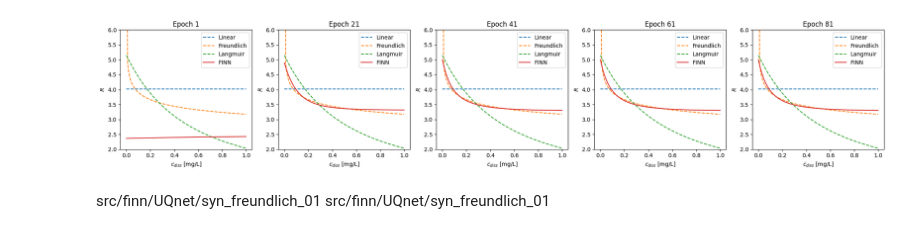
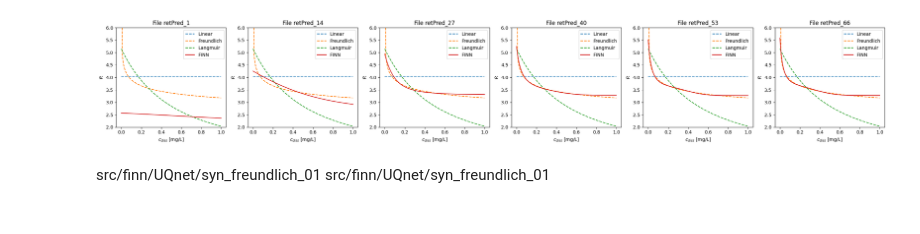
Before and after one commit to RiccardoFrenner/finn, a Jupyter notebook: UQnet/observe_finn.ipynb, the cells around one changed output. Saved outputs shown, nothing was run; the diff lists cells and outputs as text; code cells hidden in the pictures.

```diff
--- a/UQnet/observe_finn.ipynb
+++ b/UQnet/observe_finn.ipynb
@@ -49,16 +49,16 @@ def plot_retardation():
     display(HTML(ani.to_jshtml()))
 
     # Display static images for the 10th, 20th, 30th, 40th, and 50th epochs
-    all_epochs = sorted([int(p.stem.split("_")[-1]) for p in pred_ret_path.glob("retPred_*.npy")])
-    epochs = all_epochs[::max(1, len(all_epochs) // 5)]
-    fig, axes = plt.subplots(1, len(epochs), figsize=(4*len(epochs), 4))
-    for ax, epoch in zip(axes, epochs):
-        ret_pred_data = np.load(pred_ret_path / f"retPred_{epoch}.npy")
+    all_files = sorted((p.absolute() for p in pred_ret_path.glob("retPred_*.npy")), key=lambda p: int(p.stem.split("_")[-1]))
+    files = all_files[::max(1, len(all_files) // 5)]
+    fig, axes = plt.subplots(1, len(files), figsize=(4*len(files), 4))
+    for ax, file in zip(axes, files):
+        ret_pred_data = np.load(file)
         ax.plot(u, retardation_linear, linestyle="--", label="Linear")
         ax.plot(u, retardation_freundlich, linestyle="--", label="Freundlich")
         ax.plot(u, retardation_langmuir, linestyle="--", label="Langmuir")
         ax.plot(u, ret_pred_data, label="FINN")
-        ax.set_title(f"Epoch {epoch}")
+        ax.set_title(f"File {file.stem}")
         ax.set_xlabel(r"$c_{diss}$ [mg/L]")
         ax.set_ylabel(r"$R$")
         ax.set_ylim([2, 6])
@@ -70,34 +70,34 @@ def plot_retardation():
 
 # def plot_full_field():
 #     plt.figure(figsize=(10.0, 5.0))
 #     plt.subplot(121)
 #     plt.pcolormesh(self.x, self.t, data)
 #     if diss:
 #         caption = "Dissolved"
 #         save_name = "diss"
 #     else:
 #         caption = "Total"
 #         save_name = "tot"
 #     plt.title(caption + " Concentration Data", fontsize=16)
 #     plt.xlabel("Depth [m]", fontsize=16)
 #     plt.ylabel("time [days]", fontsize=16)
 #     plt.colorbar()
 #     plt.clim([0, torch.max(data)])
 
 #     plt.subplot(122)
 #     plt.pcolormesh(self.x, self.t, pred.cpu().detach())
 #     plt.title(caption + " Concentration Prediction", fontsize=16)
 #     plt.xlabel("Depth [m]", fontsize=16)
 #     plt.ylabel("time [days]", fontsize=16)
 #     plt.colorbar()
 #     plt.clim([0, torch.max(data)])
 #     plt.tight_layout()
 #     plt.savefig(cfg.model_path / f"{cfg.model_name}_c_{save_name}.png")
 
 plot_retardation()
 # %% [output]
 [interactive output not drawn]
-[figure, old version]
+[figure, new version]
 # %% [markdown]
 src/finn/UQnet/syn_freundlich_01
 src/finn/UQnet/syn_freundlich_01
```
Also changed, not shown: 1 other file.
